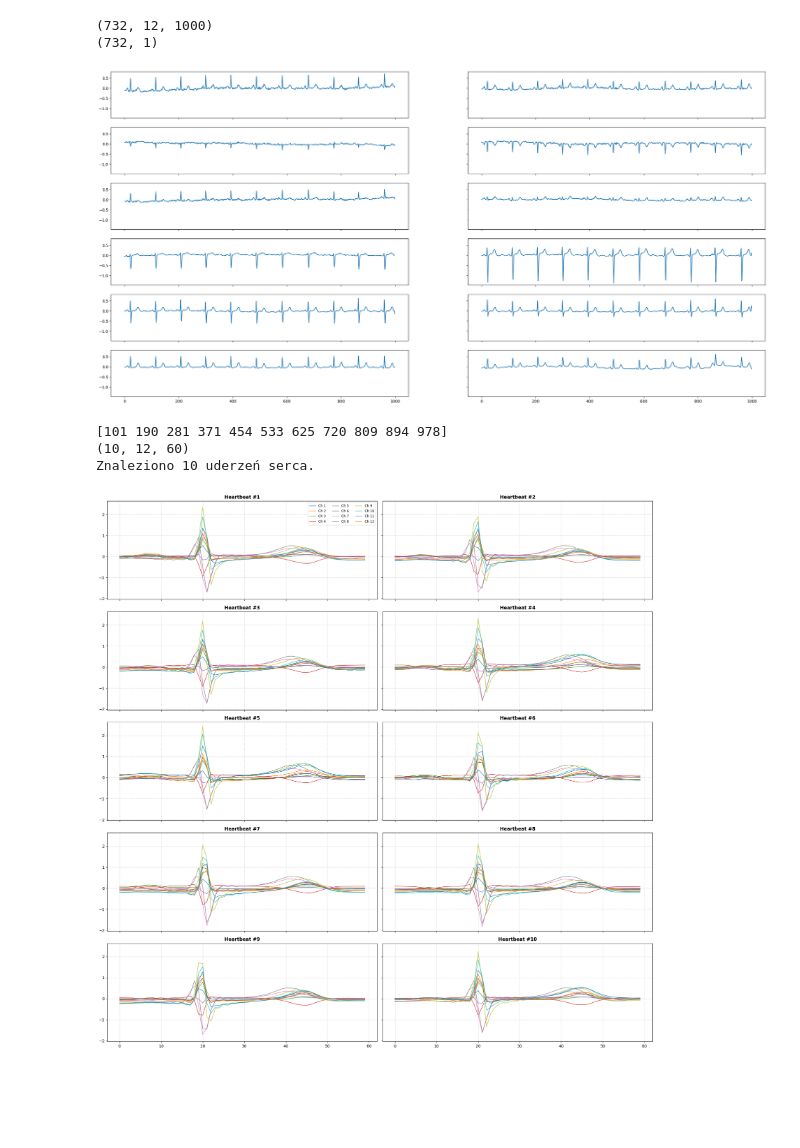
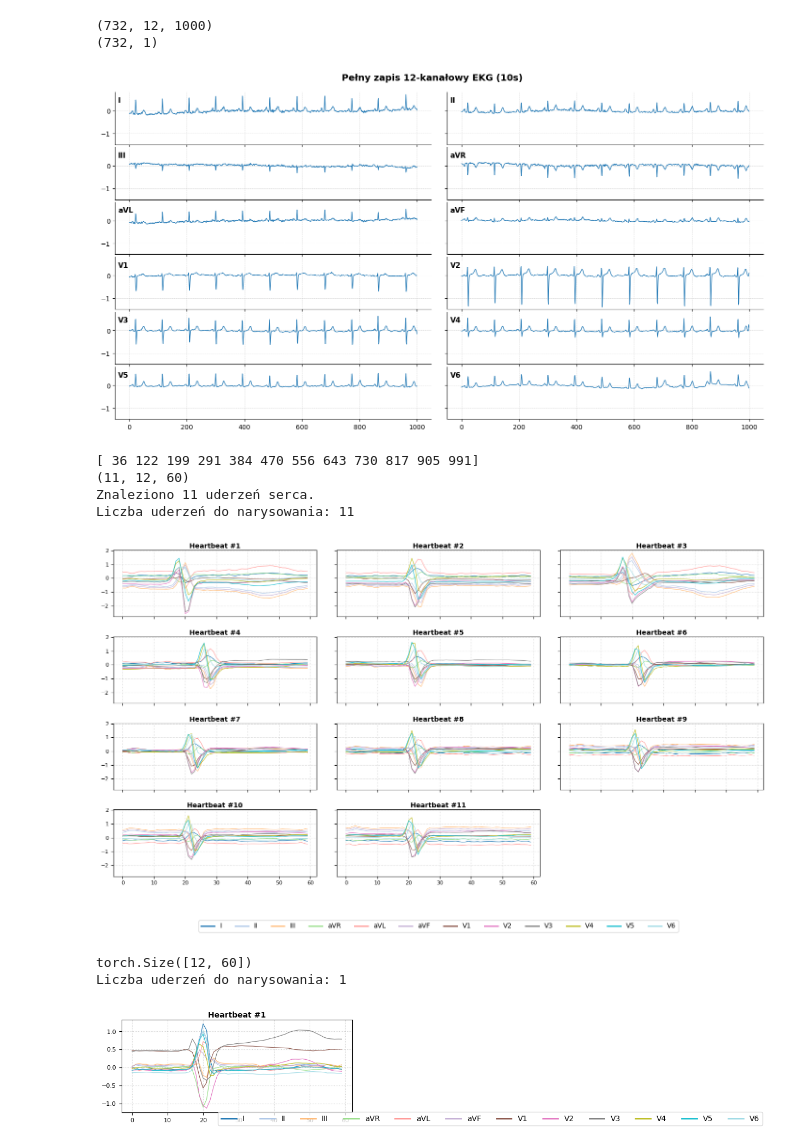
Before and after one commit to JHeczko/CardioLatentNet, a Jupyter notebook: test.ipynb, the cells around one changed output. Saved outputs shown, nothing was run; the diff lists cells and outputs as text; code cells hidden in the pictures; blank space fills up the shorter version.

Commit message:
added visualize function for single heartbeats and whole ecg seq

```diff
--- a/test.ipynb
+++ b/test.ipynb
@@ -100,14 +102,12 @@ print(y.shape)
 (732, 12, 1000)
 (732, 1)
 # %%
-import matplotlib.pyplot as plt
-sample = X[0]
-fig, axs = plt.subplots(6, 2, figsize=(30, 15), sharex=True, sharey=True)
-for i,ax in enumerate(axs.flat):
-    ax.plot(sample[i])
+from src.visualize import plot_full_ecg
+plot_full_ecg(X[0])
 # %% [output]
-[figure, old version]
+[figure, new version]
 # %%
+from src.visualize import plot_heartbeats
 import neurokit2 as nk
 
 # 1. Przygotowanie parametrów
@@ -144,48 +144,11 @@ heartbeats = np.array(heartbeats).transpose((0,2,1))
 
 print(heartbeats.shape)
 print(f"Znaleziono {len(heartbeats)} uderzeń serca.")
-
-
-
-
-
-
-
-
-# -=-=-=-==-=-= PLOTTING -==-=-=--=-=-=-=-=-
-import matplotlib.pyplot as plt
-
-n_beats = len(heartbeats)
-cols = 2
-rows = (n_beats + 1) // 2  # Oblicza liczbę wierszy dla 2 kolumn
-
-fig, axs = plt.subplots(rows, cols, figsize=(20, rows * 4), sharex=True, sharey=True)
-axs = axs.flatten()  # Spłaszczamy, żeby łatwo iterować (nawet jeśli jest 1 subplot)
-
-for i in range(n_beats):
-    ax = axs[i]
-    beat = heartbeats[i]  # Kształt: (12, próbki)
-
-    # Rysujemy każdy z 12 kanałów
-    for ch_idx in range(12):
-        ax.plot(beat[ch_idx, :], linewidth=1, label=f"Ch {ch_idx+1}")
-
-    ax.set_title(f"Heartbeat #{i+1}", fontsize=12, fontweight='bold')
-    ax.grid(True, linestyle='--', alpha=0.5)
-
-    # Opcjonalnie: dodaj legendę tylko do pierwszego wykresu, żeby nie śmiecić
-    if i == 0:
-        ax.legend(loc='upper right', fontsize='small', ncol=3)
-
-# Usuwamy puste osie, jeśli liczba uderzeń jest nieparzysta
-for j in range(n_beats, len(axs)):
-    fig.delaxes(axs[j])
-
-plt.tight_layout()
-plt.show()
+plot_heartbeats(heartbeats)
 # %% [output]
-[101 190 281 371 454 533 625 720 809 894 978]
-(10, 12, 60)
-Znaleziono 10 uderzeń serca.
+[ 36 122 199 291 384 470 556 643 730 817 905 991]
+(11, 12, 60)
+Znaleziono 11 uderzeń serca.
+Liczba uderzeń do narysowania: 11
-[figure, old version]
+[figure, new version]
 # %%
@@ -199,0 +159,8 @@ Znaleziono 10 uderzeń serca.
+# %%
+x, y = ds[np.random.randint(0, len(ds))]
+x = x.transpose(1,0)
+plot_heartbeats([x])
+# %% [output]
+torch.Size([12, 60])
+Liczba uderzeń do narysowania: 1
+[figure, added]
```
Also changed, not shown: parts of 3 cells of this notebook, 6 other files.
